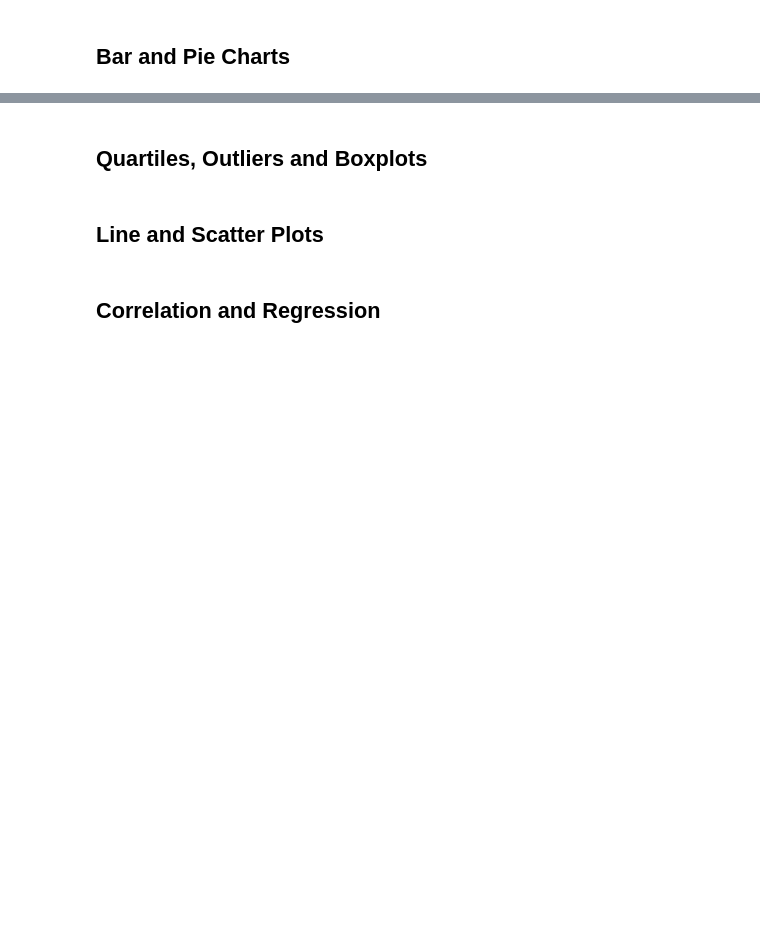
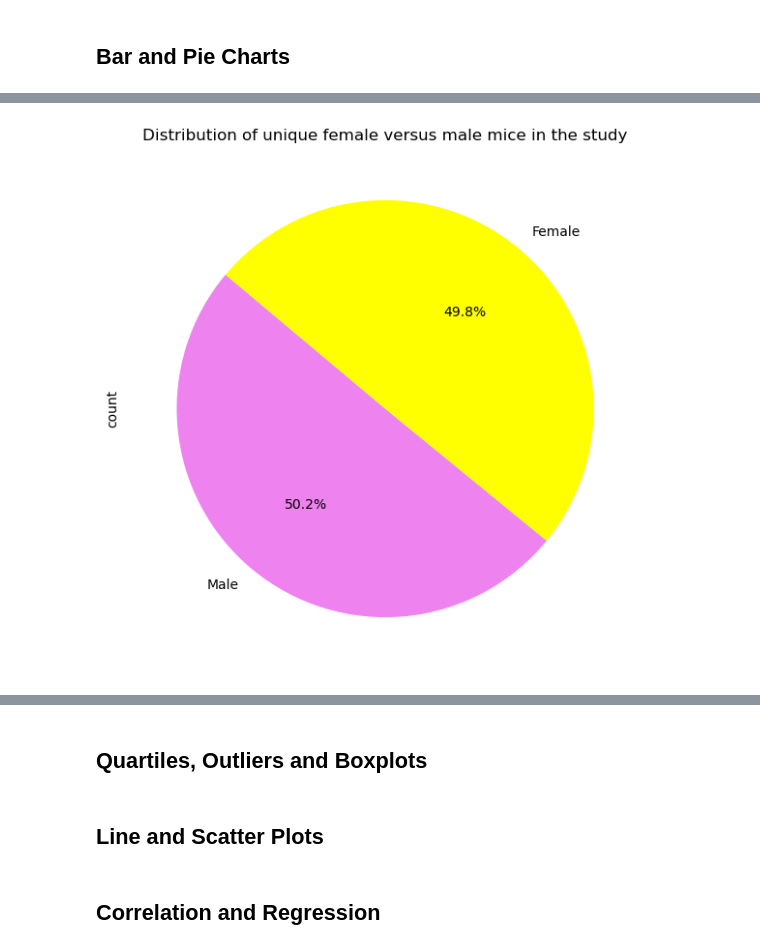
Before and after one commit to mascee/Challenge-5-Pymaceuticals, a Jupyter notebook: Challenge5_Pymaceuticals.ipynb, the cells around one changed output, grey strips where cells are left out. Saved outputs shown, nothing was run; the diff lists cells and outputs as text; code cells hidden in the pictures; blank space fills up the shorter version.

```diff
--- a/Challenge5_Pymaceuticals.ipynb
+++ b/Challenge5_Pymaceuticals.ipynb
@@ -93 +214,13 @@ data_complete.nunique()
+# %%
+# Get the unique mice with their gender
+unique_mice = clean_data[['Mouse ID', 'Sex']].drop_duplicates()
+gender_count = unique_mice['Sex'].value_counts()
+# Generate a pie chart, using Pandas, showing the distribution of unique female versus male mice used in the study
+plt.figure(figsize=(10,10))
+gender_count.plot.pie(autopct='%1.1f%%', colors=['violet', 'yellow'], startangle=140, figsize=(10, 7))
+plt.title('Distribution of unique female versus male mice in the study')
+# Make the pie chart
+plt.show()
+# %% [output]
+[figure, added]
 # %%
```
Also changed, not shown: parts of 17 cells of this notebook.
